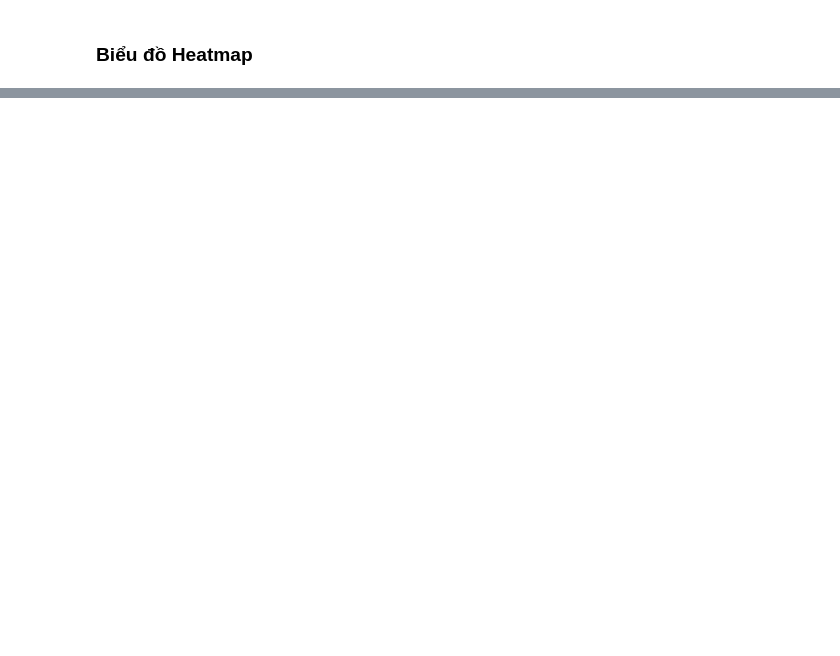
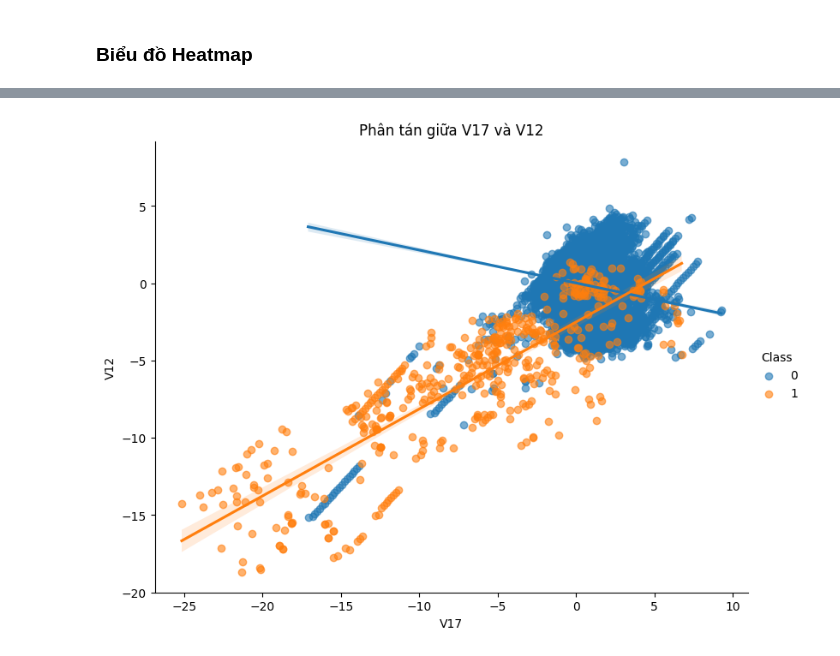
Before and after one commit to NhatHuy61205/Credit-Card-Fraud-Detection-Classification---Imbalanced-, a Jupyter notebook: notebooks/eda/eda_correlation.ipynb, the cells around one changed output, grey strips where cells are left out. Cells and saved outputs as stored; diff of their text form; code cells hidden in the pictures; blank space fills up the shorter version.

```diff
--- a/notebooks/eda/eda_correlation.ipynb
+++ b/notebooks/eda/eda_correlation.ipynb
@@ -93,0 +100,15 @@ Các giao dịch gian lận chủ yếu tập trung ở vùng giá trị âm l
+# %%
+sns.lmplot(
+    data=df,
+    x='V17',
+    y='V12',
+    hue='Class',
+    height=6,
+    aspect=1.3,
+    scatter_kws={'alpha':0.6}
+)
+
+plt.title("Phân tán giữa V17 và V12")
+plt.show()
+# %% [output]
+[figure, added]
```
Also changed, not shown: parts of 14 cells of this notebook.
